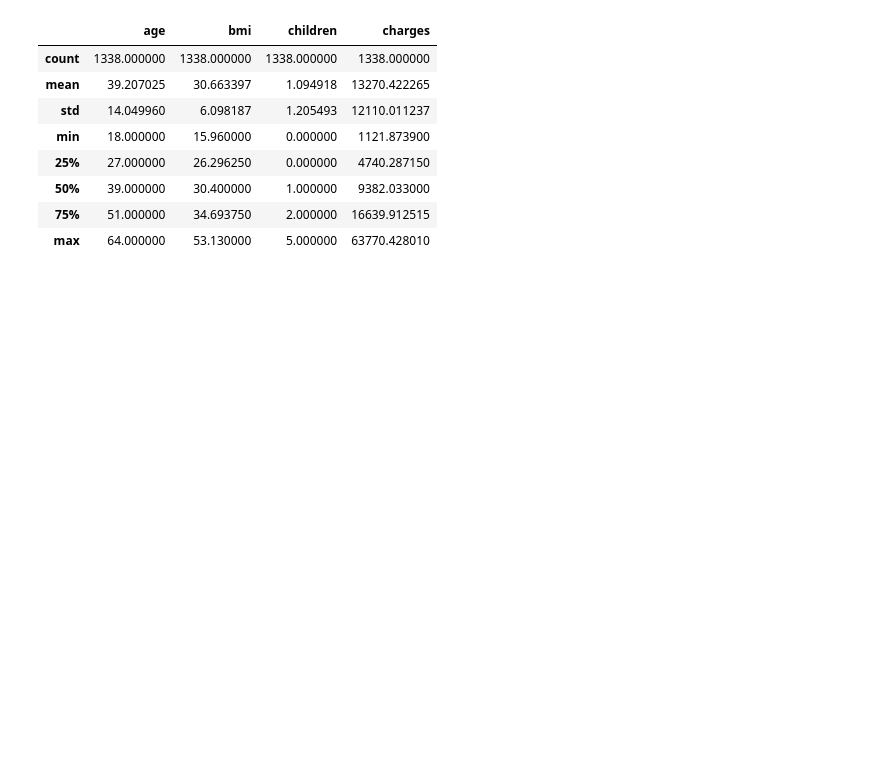
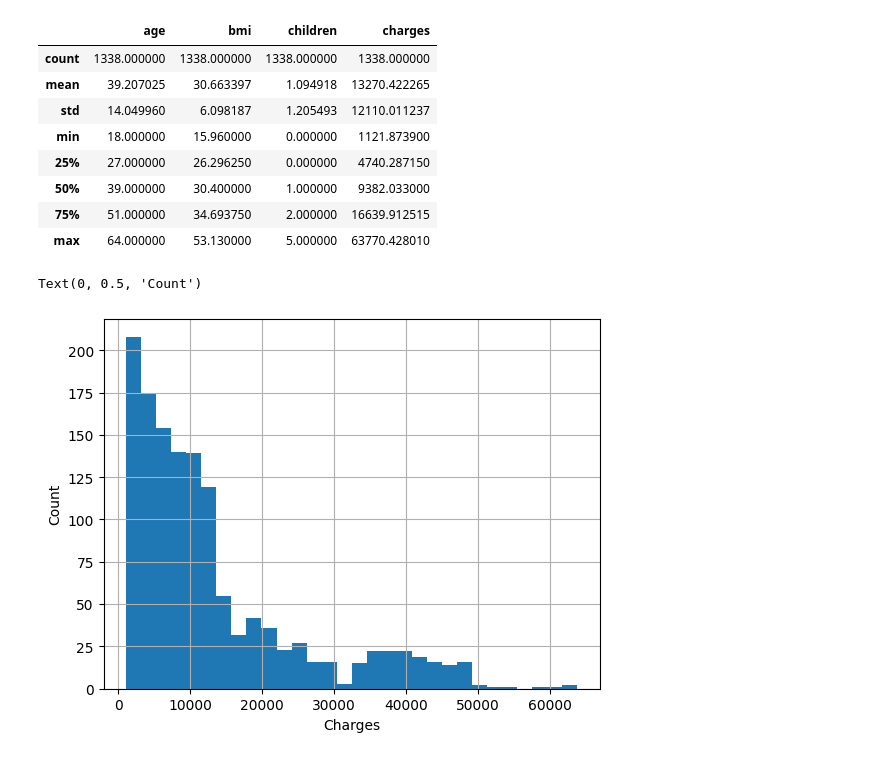
Before and after one commit to dimonchik-ll/Medical-Insurance-Cost-Prediction-Project, a Jupyter notebook: notebooks/01_data_exploration.ipynb, the cells around one changed output. Drawn from its saved outputs; the diff is of its cells as text; code cells hidden in the pictures; blank space fills up the shorter version.

Commit message:
Merging data_exploration and EDA

```diff
--- a/notebooks/01_data_exploration.ipynb
+++ b/notebooks/01_data_exploration.ipynb
@@ -47,3 +47,11 @@ data.describe()
 | 50% | 39.000000 | 30.400000 | 1.000000 | 9382.033000 |
 | 75% | 51.000000 | 34.693750 | 2.000000 | 16639.912515 |
 | max | 64.000000 | 53.130000 | 5.000000 | 63770.428010 |
+# %%
+data["charges"].hist(bins=30)
+
+plt.xlabel("Charges")
+plt.ylabel("Count")
+# %% [output]
+Text(0, 0.5, 'Count')
+[figure, added]
```
Also changed, not shown: parts of 6 cells of this notebook, 1 other file.
